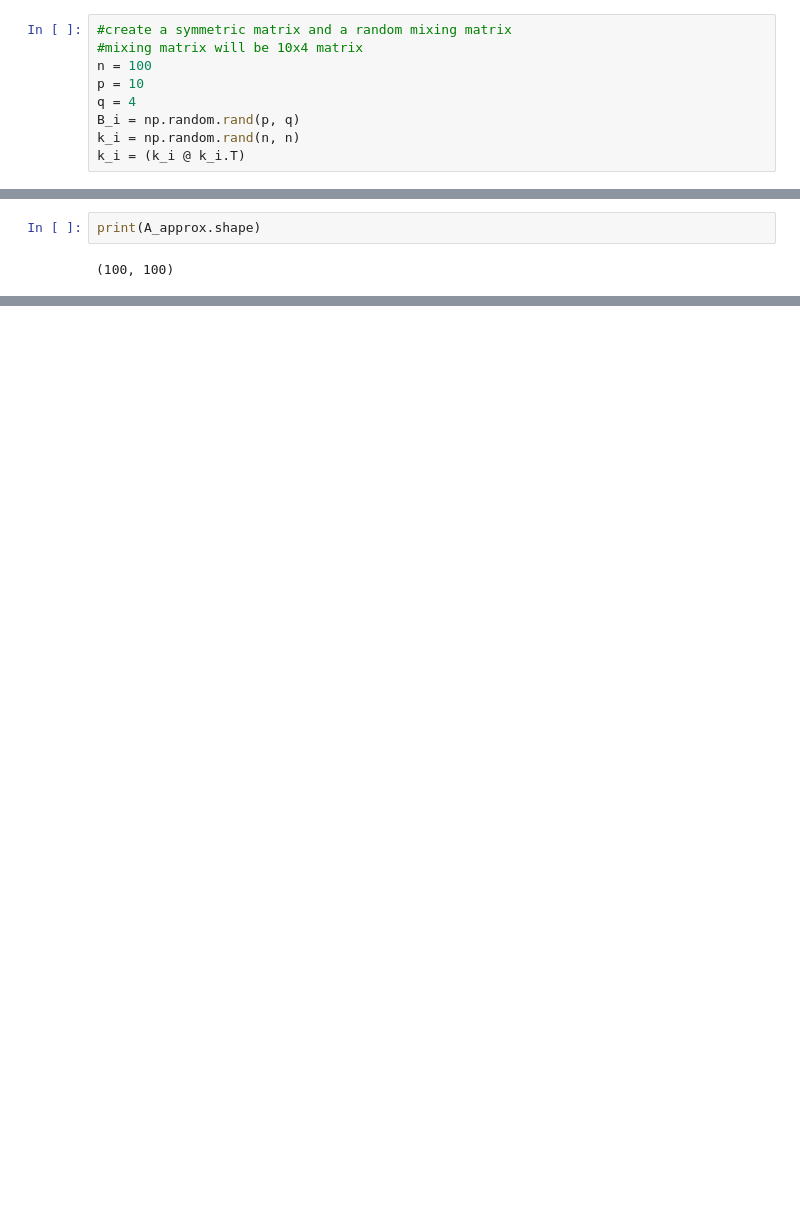
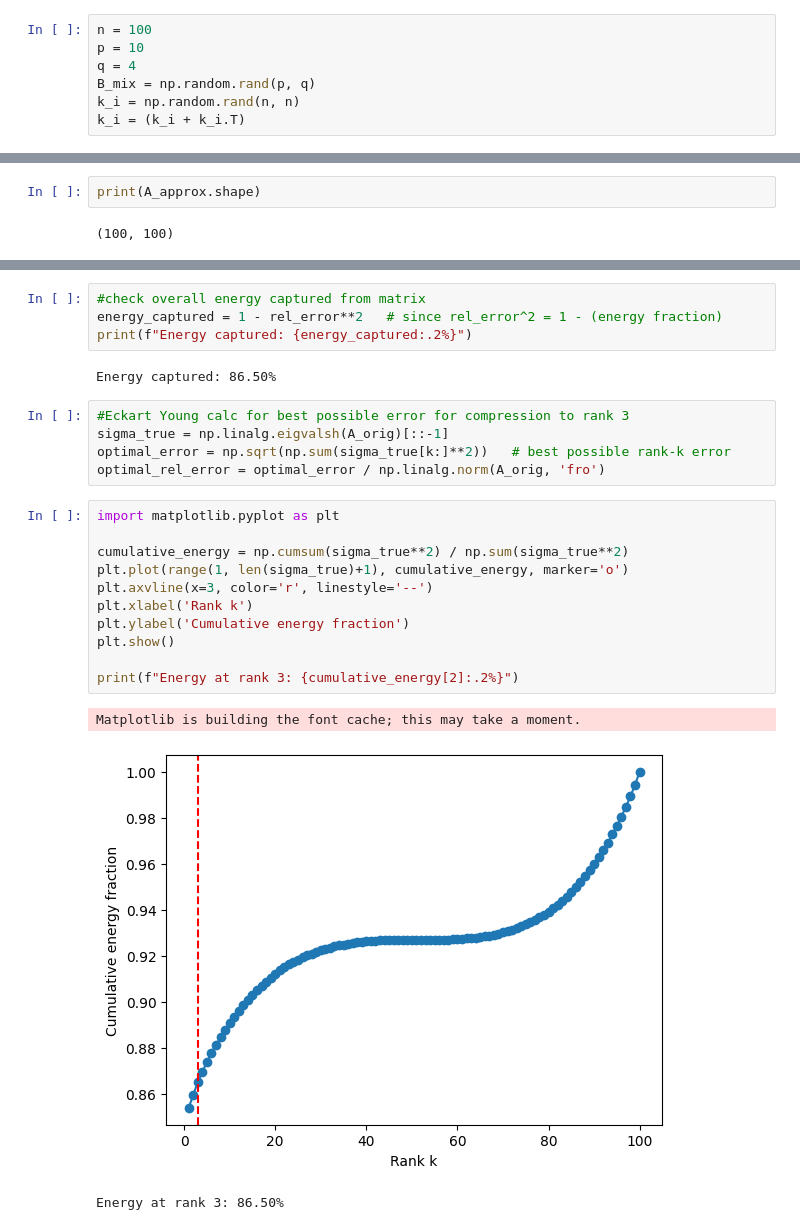
Before and after one commit to dperry17/lanczos-low-rank-approx, a Jupyter notebook: lanczos.ipynb, the cells around one changed output, grey strips where cells are left out. Cells and saved outputs as stored; diff of their text form; blank space fills up the shorter version.

```diff
--- a/lanczos.ipynb
+++ b/lanczos.ipynb
@@ -3,12 +9,10 @@ import numpy as np
 # %%
-#create a symmetric matrix and a random mixing matrix
-#mixing matrix will be 10x4 matrix
 n = 100
 p = 10
 q = 4
-B_i = np.random.rand(p, q)
+B_mix = np.random.rand(p, q)
 k_i = np.random.rand(n, n)
-k_i = (k_i @ k_i.T)
+k_i = (k_i + k_i.T)
 # %%
 #check k_i
 print(np.allclose(k_i, k_i.T))
@@ -119,0 +180,26 @@ print(A_approx.shape)
+# %%
+#check overall energy captured from matrix
+energy_captured = 1 - rel_error**2   # since rel_error^2 = 1 - (energy fraction)
+print(f"Energy captured: {energy_captured:.2%}")
+# %% [output]
+Energy captured: 86.50%
+# %%
+#Eckart Young calc for best possible error for compression to rank 3
+sigma_true = np.linalg.eigvalsh(A_orig)[::-1]
+optimal_error = np.sqrt(np.sum(sigma_true[k:]**2))   # best possible rank-k error
+optimal_rel_error = optimal_error / np.linalg.norm(A_orig, 'fro')
+# %%
+import matplotlib.pyplot as plt
+
+cumulative_energy = np.cumsum(sigma_true**2) / np.sum(sigma_true**2)
+plt.plot(range(1, len(sigma_true)+1), cumulative_energy, marker='o')
+plt.axvline(x=3, color='r', linestyle='--')
+plt.xlabel('Rank k')
+plt.ylabel('Cumulative energy fraction')
+plt.show()
+
+print(f"Energy at rank 3: {cumulative_energy[2]:.2%}")
+# %% [output]
+Matplotlib is building the font cache; this may take a moment.
+[figure, added]
+Energy at rank 3: 86.50%
```
Also changed, not shown: parts of 15 cells of this notebook, 1 other file.
